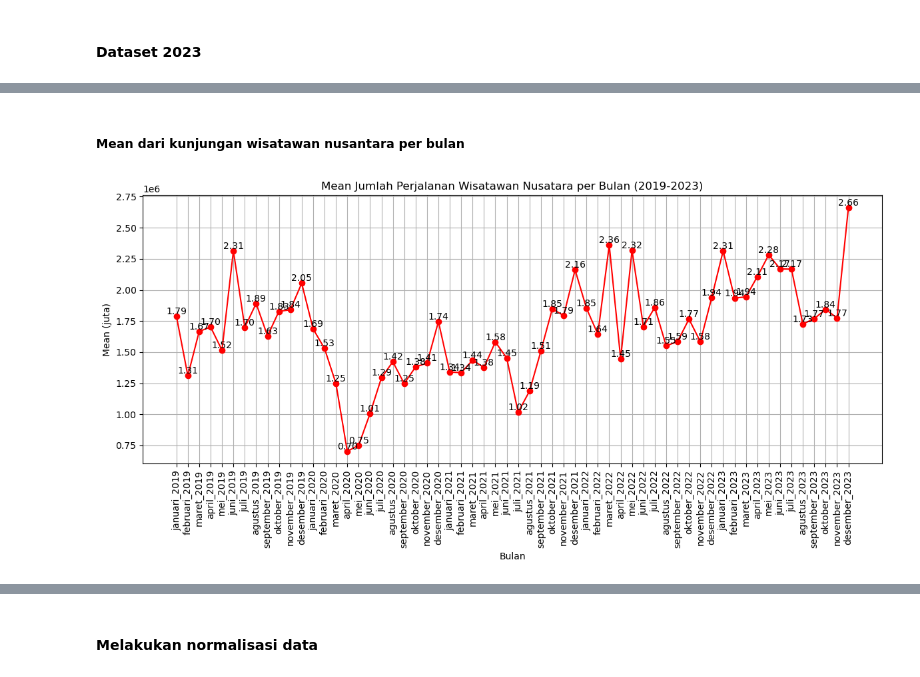
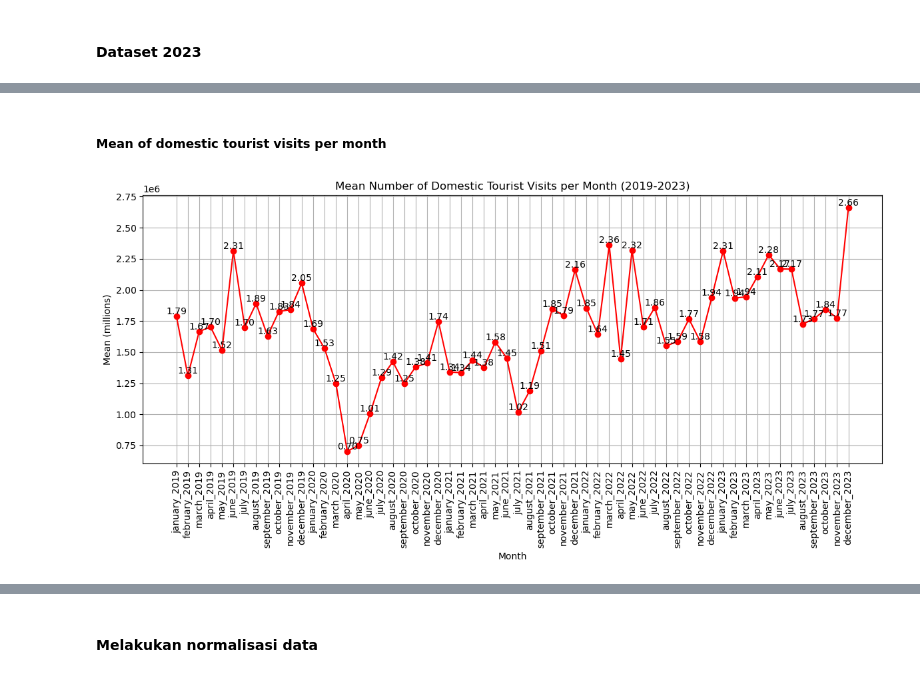
Before and after one commit to Ryuivan/machine-learning-ARIMA, a Jupyter notebook: arima.ipynb, the cells around one changed output, grey strips where cells are left out. Drawn from its saved outputs; the diff is of its cells as text; code cells hidden in the pictures.

```diff
--- a/arima.ipynb
+++ b/arima.ipynb
@@ -302,23 +361,23 @@ stats
-# %% [markdown]
-##### Mean dari kunjungan wisatawan nusantara per bulan
+# %% [markdown]
+##### Mean of domestic tourist visits per month
 # %%
-# Menghitung mean per kolom
-mean = data.iloc[:, 1:].mean().round(2)
+# Calculating the mean for each column
+mean = data.iloc[:, 1:-4].mean().round(2)
 
-#  Membuat plot mean
+# Creating a mean plot
 plt.figure(figsize=(12, 6))
 plt.plot(mean, marker='o', color='r')
 
-# Menambahkan angka pada masing-masing titik di plot
+# Adding numbers to each point on the plot
 for i, value in enumerate(mean):
     plt.text(i, value, f'{value/1e6:.2f}', ha='center', va='bottom', fontsize=10)
 
-plt.title('Mean Jumlah Perjalanan Wisatawan Nusatara per Bulan (2019-2023)')
-plt.xlabel('Bulan')
-plt.ylabel('Mean (juta)')
+plt.title('Mean Number of Domestic Tourist Visits per Month (2019-2023)')
+plt.xlabel('Month')
+plt.ylabel('Mean (millions)')
 plt.xticks(rotation=90)
 plt.grid()
 plt.tight_layout()
 plt.show()
 # %% [output]
-[figure, old version]
+[figure, new version]
```
Also changed, not shown: parts of 25 cells of this notebook, 1 other file.
